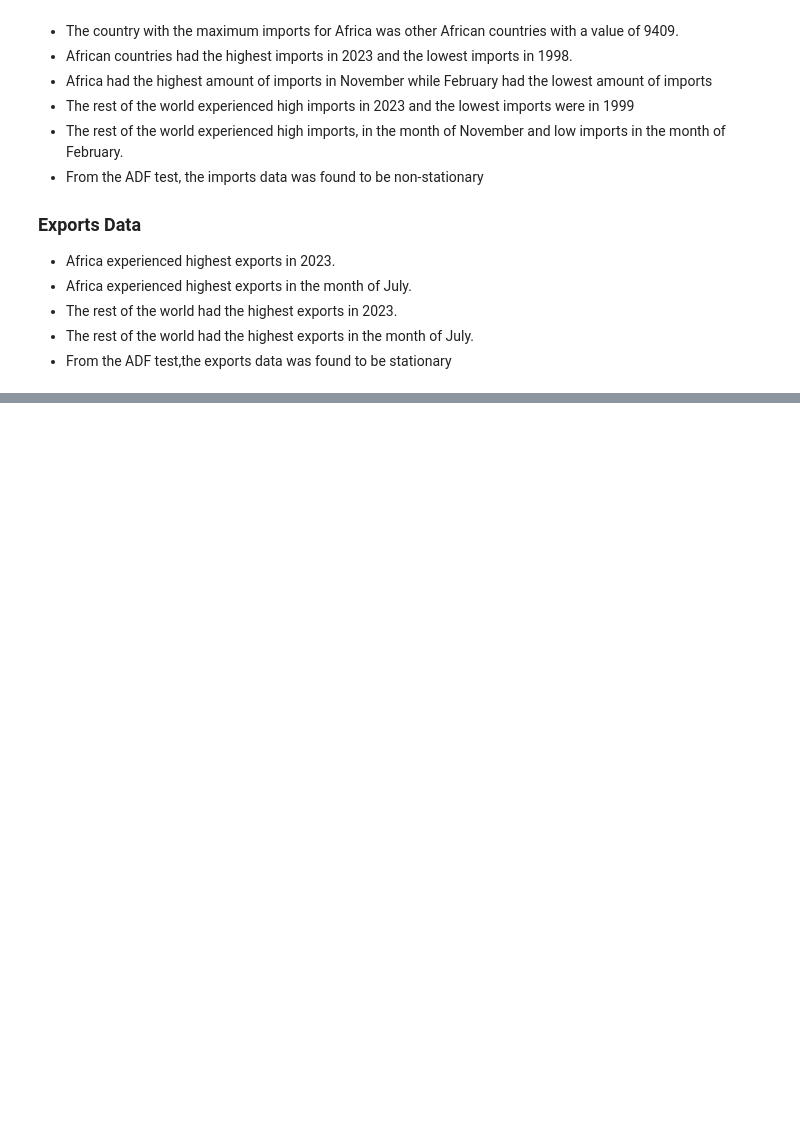
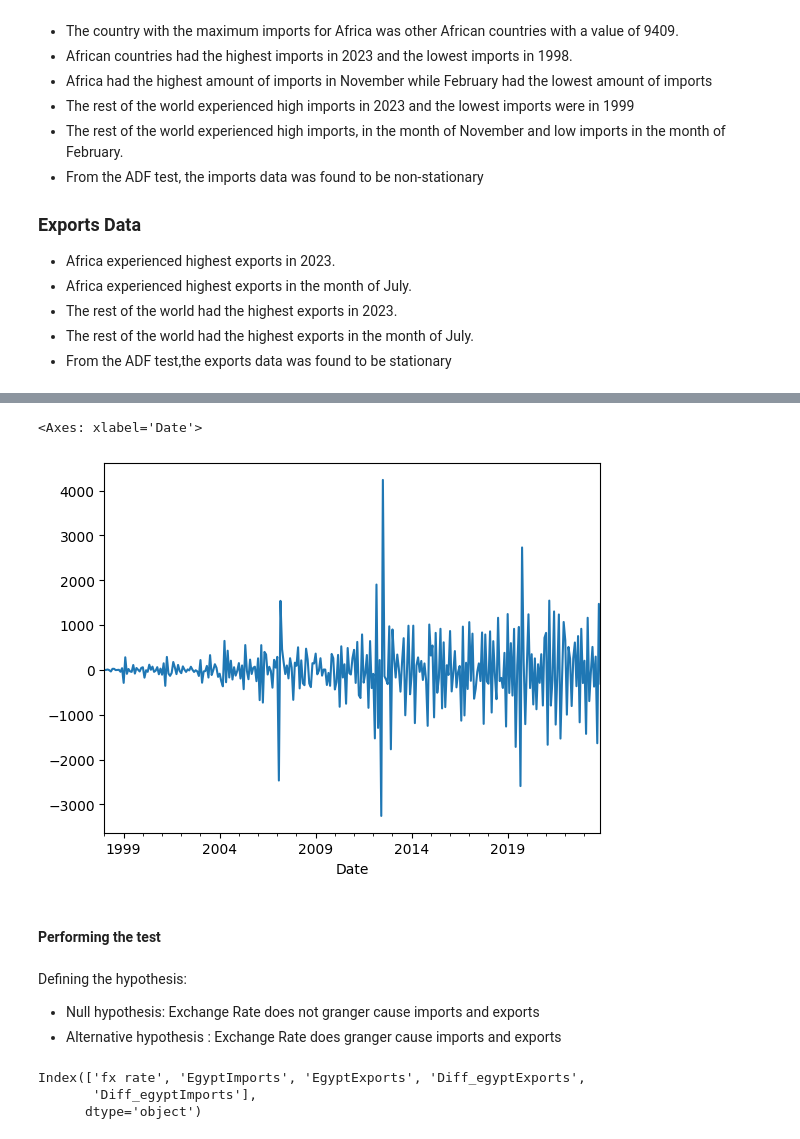
Before and after one commit to Lorraine254/TimeSeriesAnalysis1, a Jupyter notebook: Analysis.ipynb, the cells around one changed output, grey strips where cells are left out. Cells and saved outputs as stored; diff of their text form; code cells hidden in the pictures; blank space fills up the shorter version.

```diff
--- a/Analysis.ipynb
+++ b/Analysis.ipynb
@@ -832,0 +1092,19 @@ Reject the null hypothesis; the time series is stationary.
+# %%
+#lineplot of the differenced imports
+egypt['Diff_egyptImports'].plot()
+# %% [output]
+<Axes: xlabel='Date'>
+[figure, added]
+# %% [markdown]
+#### Performing the test
+# %% [markdown]
+Defining the hypothesis:
+
+* Null hypothesis: Exchange Rate does not granger cause imports and exports
+* Alternative hypothesis :  Exchange Rate does granger cause imports and exports
+# %%
+egypt.columns
+# %% [output]
+Index(['fx rate', 'EgyptImports', 'EgyptExports', 'Diff_egyptExports',
+       'Diff_egyptImports'],
+      dtype='object')
```
Also changed, not shown: parts of 74 cells of this notebook.
